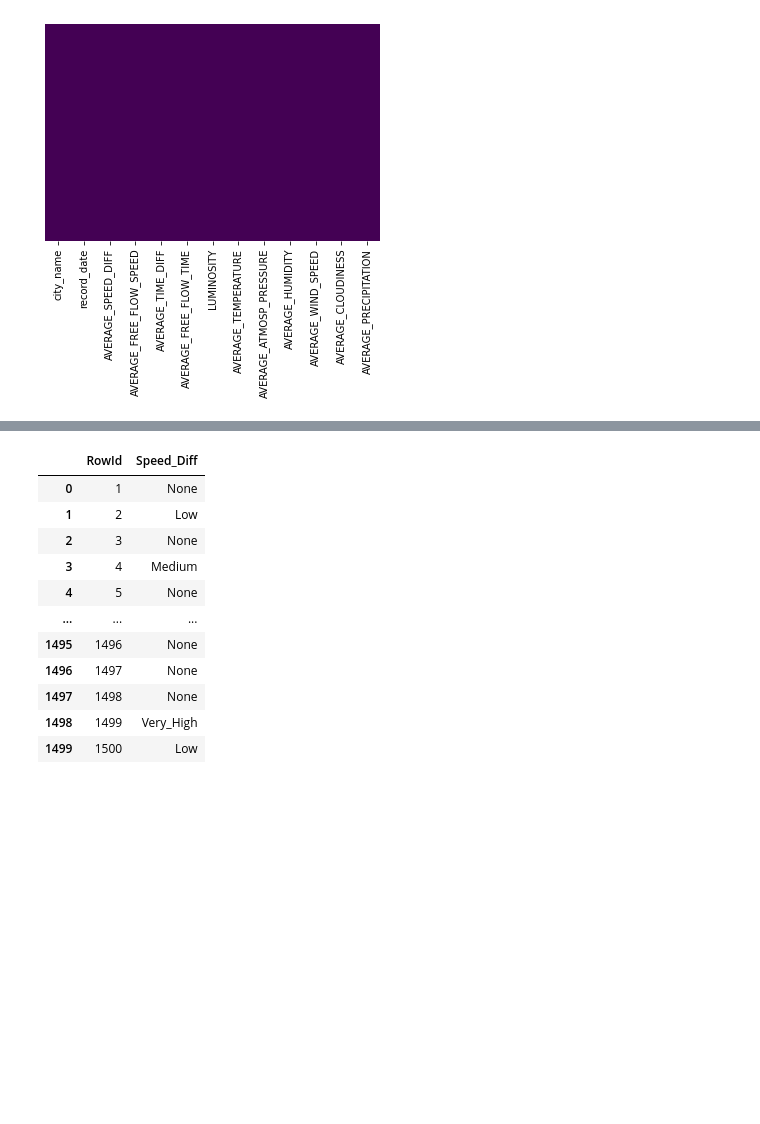
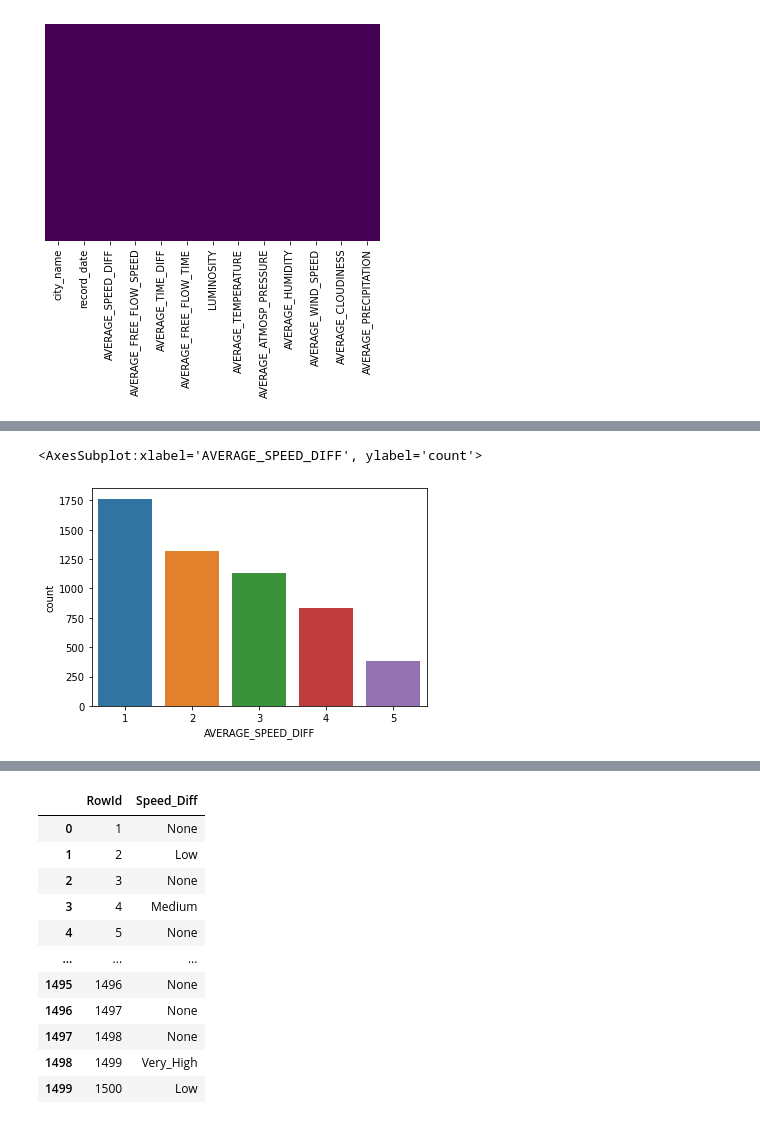
Before and after one commit to 154Nacho/DAA, a Jupyter notebook: tpDAA.ipynb, the cells around one changed output, grey strips where cells are left out. Saved outputs shown, nothing was run; the diff lists cells and outputs as text; code cells hidden in the pictures; blank space fills up the shorter version.

```diff
--- a/tpDAA.ipynb
+++ b/tpDAA.ipynb
@@ -203,9 +218,16 @@ training.head()
 # %%
 # Starting to prepare the Predicitions
-X = training.drop(['AVERAGE_SPEED_DIFF', 'record_date', 'AVERAGE_CLOUDINESS'], axis=1)
+X = training.drop(['AVERAGE_SPEED_DIFF', 'record_date'], axis=1)
 y = training['AVERAGE_SPEED_DIFF']
 
-test.drop(['record_date', 'AVERAGE_CLOUDINESS'], axis=1, inplace=True)
+test.drop(['record_date'], axis=1, inplace=True)
 # %%
 from sklearn.model_selection import train_test_split
-X_train, X_test, y_train, y_test = train_test_split(X, y, test_size = 0.25, random_state=2021)
+
+X_train, X_test, y_train, y_test = train_test_split(X, y, test_size = 0.2, random_state=2021)
+# %%
+# Checking the values in y_train
+sns.countplot(x = y_train, order = training['AVERAGE_SPEED_DIFF'].value_counts().index)
+# %% [output]
+<AxesSubplot:xlabel='AVERAGE_SPEED_DIFF', ylabel='count'>
+[figure, added]
```
Also changed, not shown: parts of 22 cells of this notebook, 2 other files.
